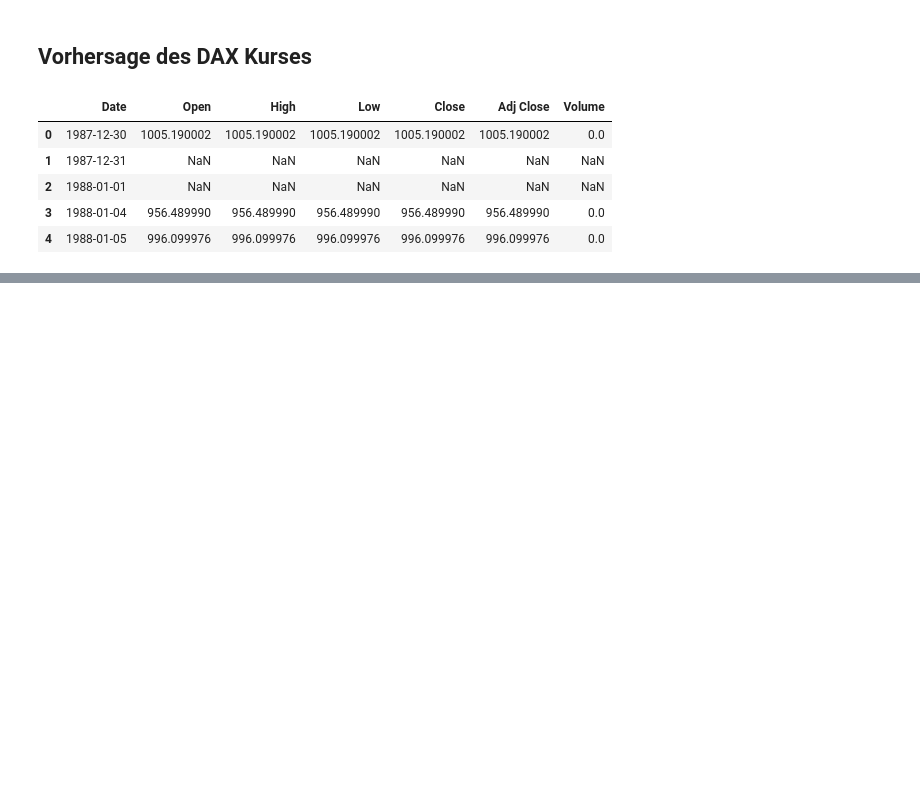
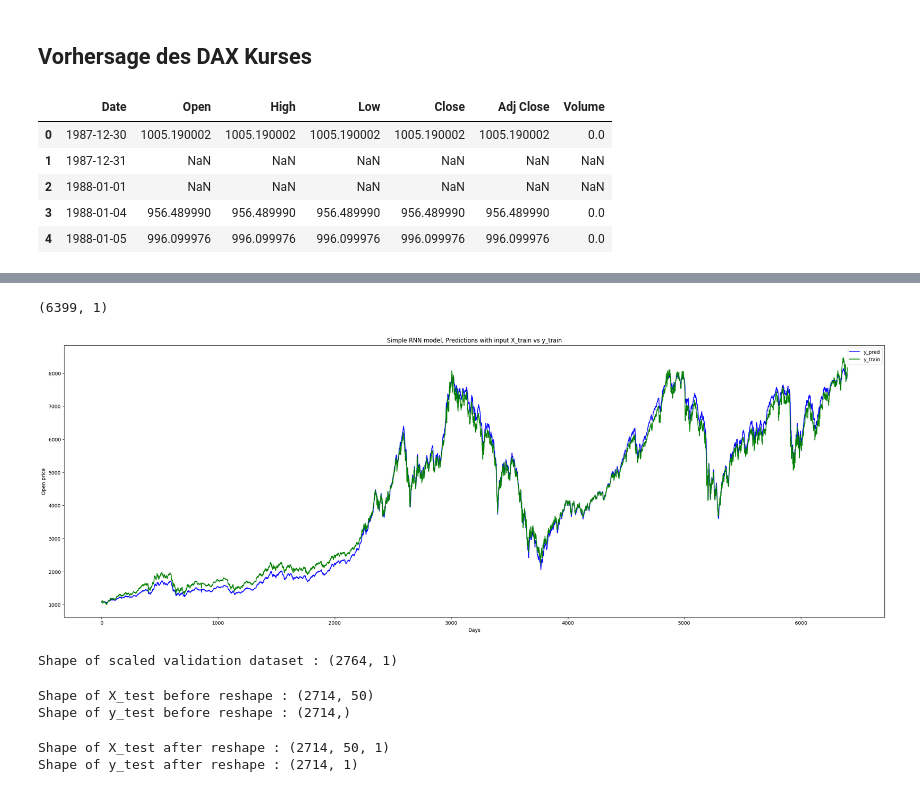
Before and after one commit to RiccardoDAndrea/Bachelor, a Jupyter notebook: main.ipynb, the cells around one changed output, grey strips where cells are left out. Cells and saved outputs as stored; diff of their text form; code cells hidden in the pictures; blank space fills up the shorter version.

```diff
--- a/main.ipynb
+++ b/main.ipynb
@@ -113,0 +240,12 @@ df = df.dropna()
+# %%
+X_train = []
+y_train = []
+
+time_step = 50
+
+for i in range(time_step, length_train):
+    X_train.append(dataset_train_scaled[i-time_step:i,0])
+    y_train.append(dataset_train_scaled[i,0])
+
+# convert list to array
+X_train, y_train = np.array(X_train), np.array(y_train)
@@ -113,0 +258,6 @@ df = df.dropna()
+# %%
+X_train = np.reshape(X_train, (X_train.shape[0], X_train.shape[1],1))
+y_train = np.reshape(y_train, (y_train.shape[0],1))
+
+print("Shape of X_train after reshape :",X_train.shape)
+print("Shape of y_train after reshape :",y_train.shape)
@@ -113,0 +384,4 @@ df = df.dropna()
+# %%
+y_pred = regressor.predict(X_train)  # predictions
+y_pred = scaler.inverse_transform(y_pred) # scaling back from 0-1 to original
+y_pred.shape
@@ -113,0 +391,24 @@ df = df.dropna()
+# %%
+y_train = scaler.inverse_transform(y_train) # scaling back from 0-1 to original
+y_train.shape
+# %% [output]
+(6399, 1)
+# %%
+# visualisation
+plt.figure(figsize = (30,10))
+plt.plot(y_pred, color = "b", label = "y_pred" )
+plt.plot(y_train, color = "g", label = "y_train")
+plt.xlabel("Days")
+plt.ylabel("Open price")
+plt.title("Simple RNN model, Predictions with input X_train vs y_train")
+plt.legend()
+plt.show()
+# %% [output]
+[figure, added]
+# %%
+dataset_validation = validation_data.Open.values  # getting "open" column and converting to array
+dataset_validation = np.reshape(dataset_validation, (-1,1))  # converting 1D to 2D array
+scaled_dataset_validation =  scaler.fit_transform(dataset_validation)  # scaling open values to between 0 and 1
+print("Shape of scaled validation dataset :",scaled_dataset_validation.shape)
+# %% [output]
+Shape of scaled validation dataset : (2764, 1)
@@ -113,0 +426,6 @@ df = df.dropna()
+# %%
+print("Shape of X_test before reshape :",X_test.shape)
+print("Shape of y_test before reshape :",y_test.shape)
+# %% [output]
+Shape of X_test before reshape : (2714, 50)
+Shape of y_test before reshape : (2714,)
@@ -113,0 +435,6 @@ df = df.dropna()
+# %%
+print("Shape of X_test after reshape :",X_test.shape)
+print("Shape of y_test after reshape :",y_test.shape)
+# %% [output]
+Shape of X_test after reshape : (2714, 50, 1)
+Shape of y_test after reshape : (2714, 1)
```
Also changed, not shown: parts of 38 cells of this notebook.
